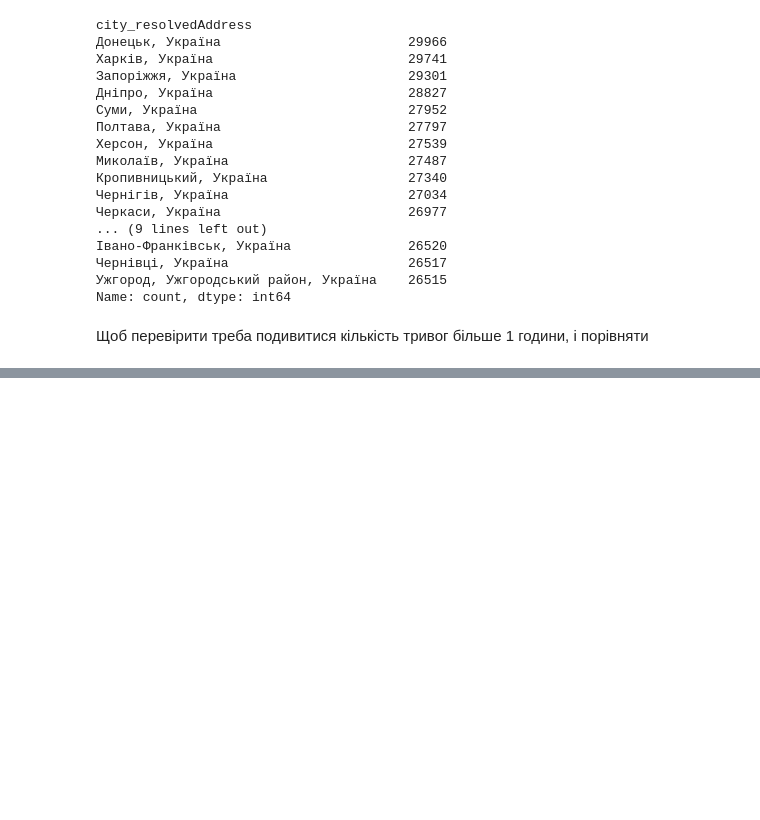
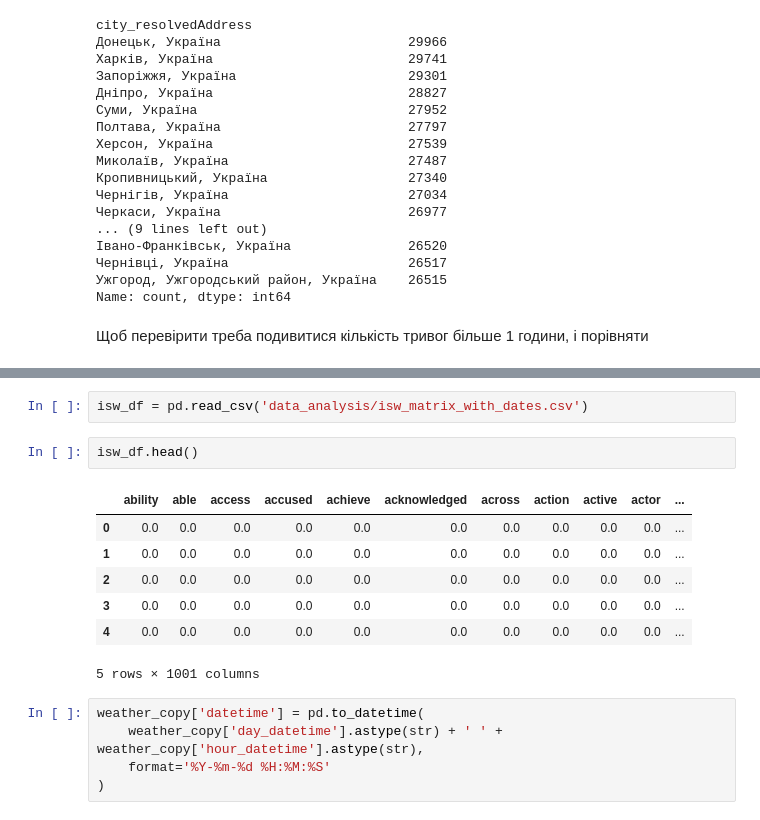
Before and after one commit to KonchakivskyiDanylo/PythonForDs, a Jupyter notebook: merge_datasets.ipynb, the cells around one changed output, grey strips where cells are left out. Saved outputs shown, nothing was run; the diff lists cells and outputs as text; blank space fills up the shorter version.

```diff
--- a/merge_datasets.ipynb
+++ b/merge_datasets.ipynb
@@ -424,0 +435,17 @@ Name: count, dtype: int64
+# %%
+isw_df = pd.read_csv('data_analysis/isw_matrix_with_dates.csv')
+# %%
+isw_df.head()
+# %% [output]
+|  | ability | able | access | accused | achieve | acknowledged | across | action | active | actor | ... |
+| 0 | 0.0 | 0.0 | 0.0 | 0.0 | 0.0 | 0.0 | 0.0 | 0.0 | 0.0 | 0.0 | ... |
+| 1 | 0.0 | 0.0 | 0.0 | 0.0 | 0.0 | 0.0 | 0.0 | 0.0 | 0.0 | 0.0 | ... |
+| 2 | 0.0 | 0.0 | 0.0 | 0.0 | 0.0 | 0.0 | 0.0 | 0.0 | 0.0 | 0.0 | ... |
+| 3 | 0.0 | 0.0 | 0.0 | 0.0 | 0.0 | 0.0 | 0.0 | 0.0 | 0.0 | 0.0 | ... |
+| 4 | 0.0 | 0.0 | 0.0 | 0.0 | 0.0 | 0.0 | 0.0 | 0.0 | 0.0 | 0.0 | ... |
+5 rows × 1001 columns
+# %%
+weather_copy['datetime'] = pd.to_datetime(
+    weather_copy['day_datetime'].astype(str) + ' ' + weather_copy['hour_datetime'].astype(str),
+    format='%Y-%m-%d %H:%M:%S'
+)
```
Also changed, not shown: parts of 7 cells of this notebook, 1 other file.
